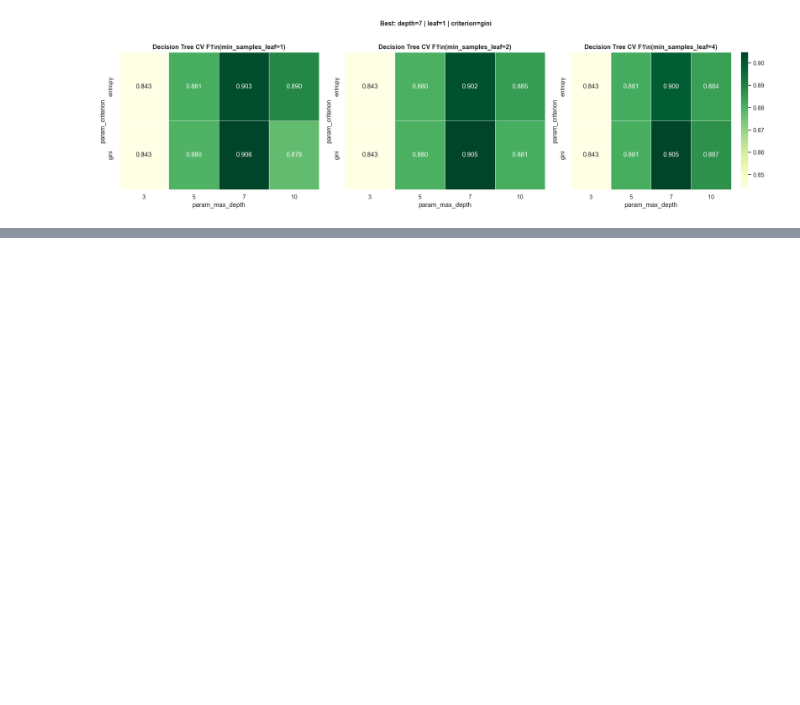
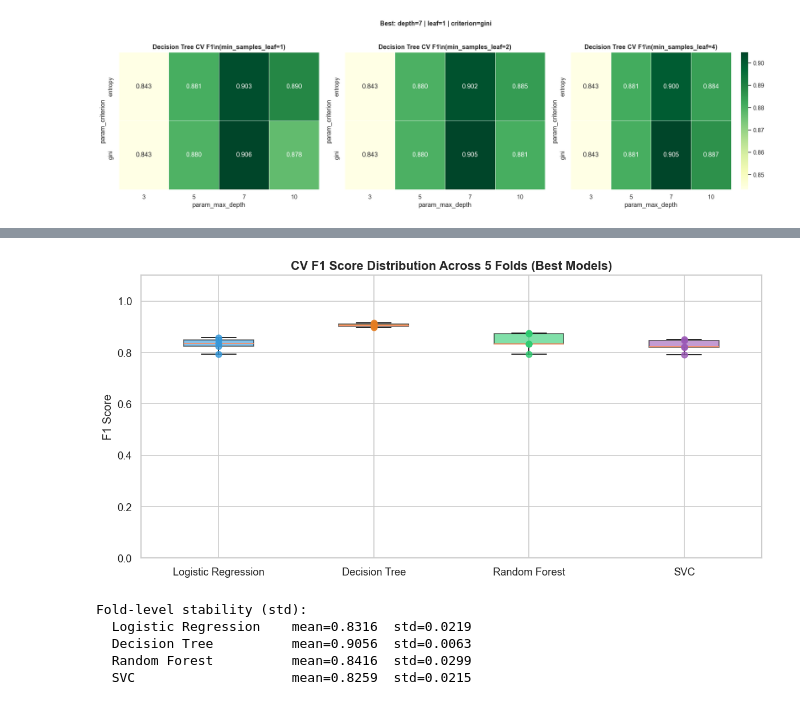
Before and after one commit to afeefanver/Osteoporosis-Risk-Prediction, a Jupyter notebook: Model Train(Oesto_V2).ipynb, the cells around one changed output, grey strips where cells are left out. Cells and saved outputs as stored; diff of their text form; code cells hidden in the pictures; blank space fills up the shorter version.

```diff
--- a/Model Train(Oesto_V2).ipynb
+++ b/Model Train(Oesto_V2).ipynb
@@ -431,0 +485,40 @@ plt.show()
+# %%
+# CV score distribution across folds
+fig, ax = plt.subplots(figsize=(10, 5))
+
+fold_scores = {}
+for name, grid in grid_objects.items():
+    X_tr = X_train_scaled if name in SCALED else X_train_fe.values
+    fold_scores[name] = cross_val_score(
+        trained_models[name]['model'], X_tr, y_train, cv=cv, scoring='f1'
+    )
+
+box_data   = [fold_scores[n] for n in fold_scores]
+box_labels = list(fold_scores.keys())
+colors = ['#3498DB', '#E67E22', '#2ECC71', '#9B59B6']
+
+bp = ax.boxplot(box_data, patch_artist=True, labels=box_labels)
+for patch, color in zip(bp['boxes'], colors):
+    patch.set_facecolor(color); patch.set_alpha(0.6)
+
+for i, (name, scores) in enumerate(fold_scores.items()):
+    ax.scatter([i+1]*len(scores), scores, color=colors[i], alpha=0.8, zorder=5, s=40)
+
+ax.set_title('CV F1 Score Distribution Across 5 Folds (Best Models)', fontsize=13, fontweight='bold')
+ax.set_ylabel('F1 Score')
+ax.set_ylim(0, 1.1)
+plt.savefig('plot/20_cv_f1_score.png', bbox_inches='tight')
+plt.tight_layout()
+plt.show()
+# %% [output]
+[figure, added]
+# %%
+print('Fold-level stability (std):')
+for name, scores in fold_scores.items():
+    print(f'  {name:<22} mean={scores.mean():.4f}  std={scores.std():.4f}')
+# %% [output]
+Fold-level stability (std):
+  Logistic Regression    mean=0.8316  std=0.0219
+  Decision Tree          mean=0.9056  std=0.0063
+  Random Forest          mean=0.8416  std=0.0299
+  SVC                    mean=0.8259  std=0.0215
```
Also changed, not shown: parts of 3 cells of this notebook.
